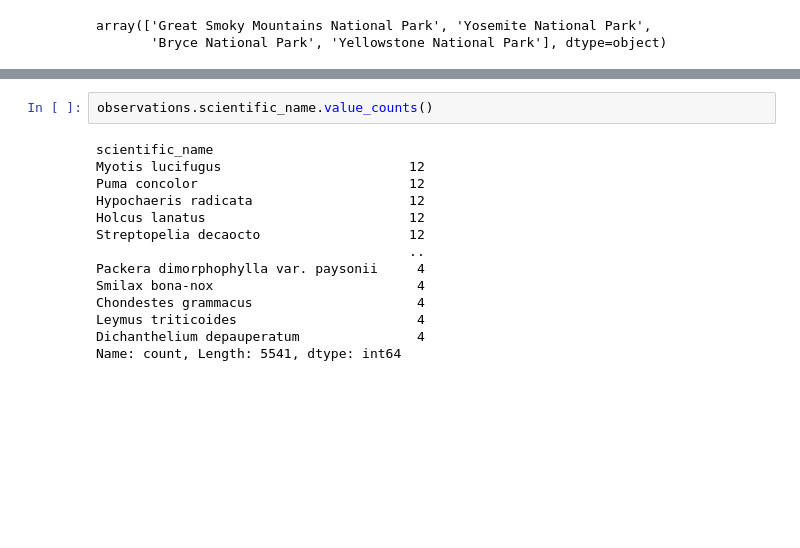
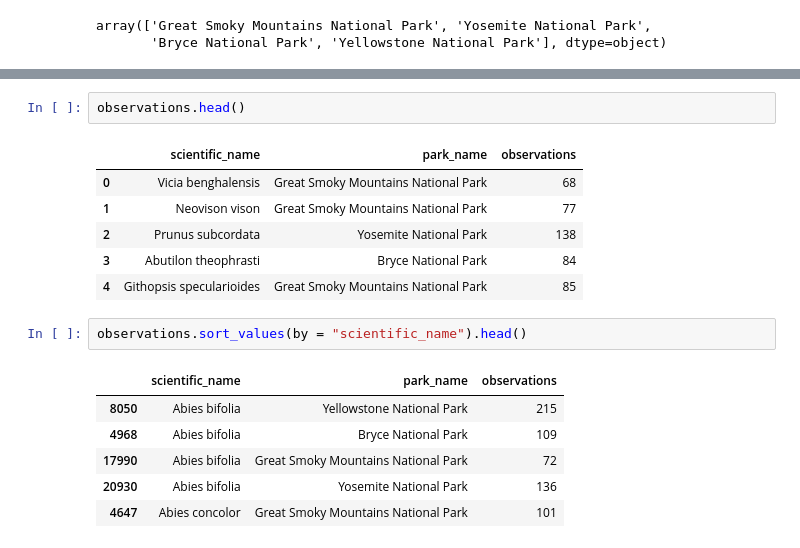
Before and after one commit to thejjserg/biodiversity, a Jupyter notebook: biodiversity_starter/biodiversity.ipynb, the cells around one changed output, grey strips where cells are left out. Saved outputs shown, nothing was run; the diff lists cells and outputs as text; blank space fills up the shorter version.

```diff
--- a/biodiversity_starter/biodiversity.ipynb
+++ b/biodiversity_starter/biodiversity.ipynb
@@ -368,16 +419,18 @@ plt.show()
+# %%
+observations.head()
+# %% [output]
+|  | scientific_name | park_name | observations |
+| 0 | Vicia benghalensis | Great Smoky Mountains National Park | 68 |
+| 1 | Neovison vison | Great Smoky Mountains National Park | 77 |
+| 2 | Prunus subcordata | Yosemite National Park | 138 |
+| 3 | Abutilon theophrasti | Bryce National Park | 84 |
+| 4 | Githopsis specularioides | Great Smoky Mountains National Park | 85 |
 # %%
-observations.scientific_name.value_counts()
+observations.sort_values(by = "scientific_name").head()
 # %% [output]
-scientific_name
-Myotis lucifugus                        12
-Puma concolor                           12
-Hypochaeris radicata                    12
-Holcus lanatus                          12
-Streptopelia decaocto                   12
-                                        ..
-Packera dimorphophylla var. paysonii     4
-Smilax bona-nox                          4
-Chondestes grammacus                     4
-Leymus triticoides                       4
-Dichanthelium depauperatum               4
-Name: count, Length: 5541, dtype: int64
+|  | scientific_name | park_name | observations |
+| 8050 | Abies bifolia | Yellowstone National Park | 215 |
+| 4968 | Abies bifolia | Bryce National Park | 109 |
+| 17990 | Abies bifolia | Great Smoky Mountains National Park | 72 |
+| 20930 | Abies bifolia | Yosemite National Park | 136 |
+| 4647 | Abies concolor | Great Smoky Mountains National Park | 101 |
```
Also changed, not shown: parts of 8 cells of this notebook.
